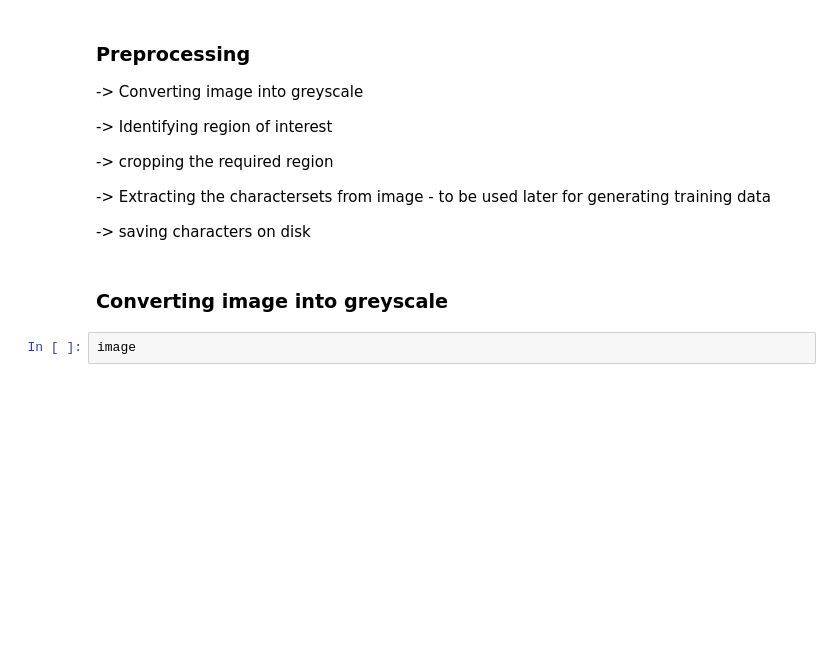
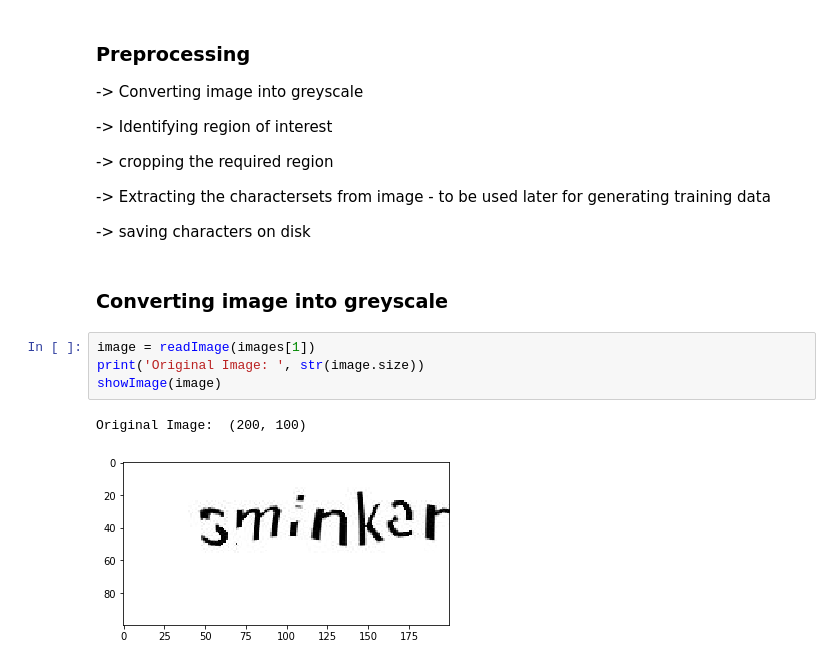
Before and after one commit to themrinalsinha/image-processing, a Jupyter notebook: project_captcha/captcha_solving_part_1.ipynb, the cells around one changed output. Drawn from its saved outputs; the diff is of its cells as text; blank space fills up the shorter version.

```diff
--- a/project_captcha/captcha_solving_part_1.ipynb
+++ b/project_captcha/captcha_solving_part_1.ipynb
@@ -73,5 +74,10 @@ The image is RGB and the shape of original image :  (100, 200, 3)
 -> saving characters on disk
 # %% [markdown]
 ### Converting image into greyscale
-# %%
-image
+# %%
+image = readImage(images[1])
+print('Original Image: ', str(image.size))
+showImage(image)
+# %% [output]
+Original Image:  (200, 100)
+[figure, added]
```
Also changed, not shown: parts of 10 cells of this notebook.
